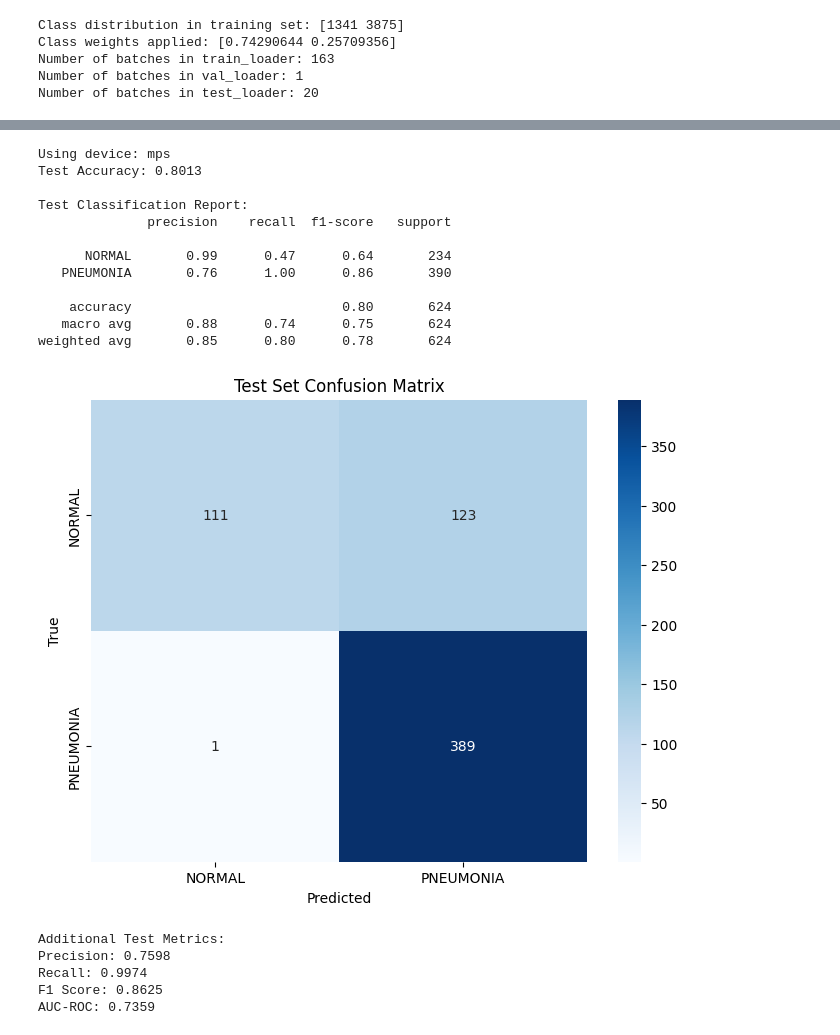
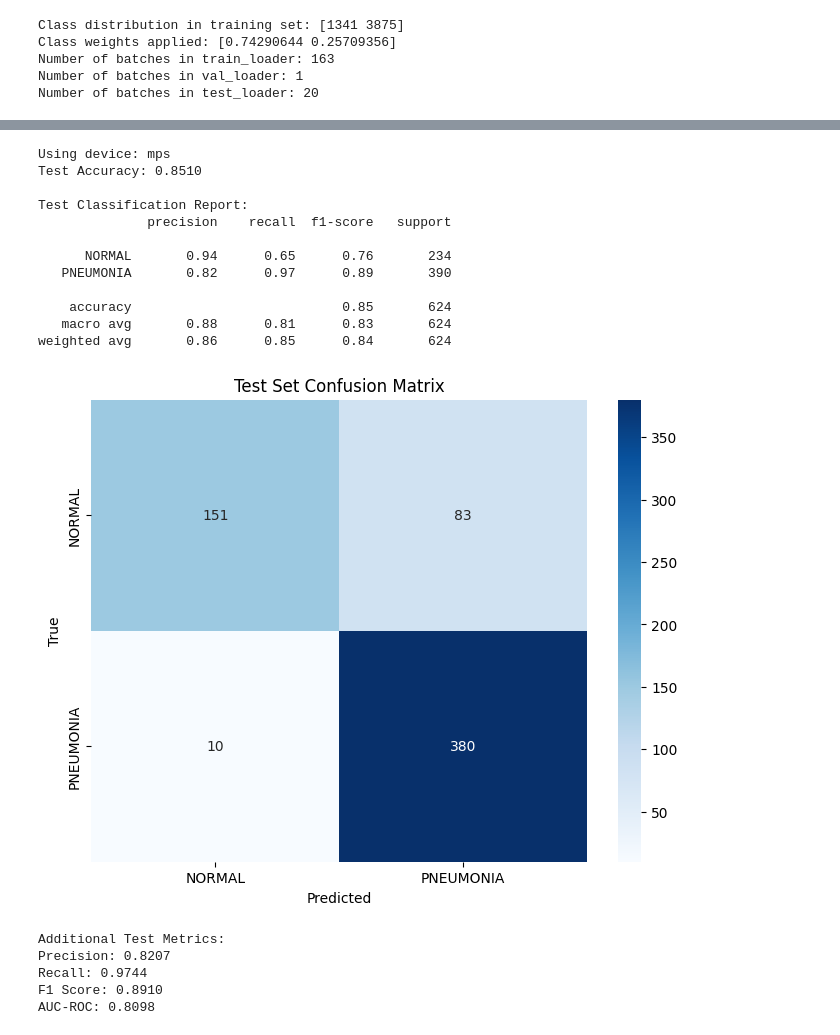
Before and after one commit to ArthGV/ml4h_2, a Jupyter notebook: task_2/Q2.ipynb, the cells around one changed output, grey strips where cells are left out. Saved outputs shown, nothing was run; the diff lists cells and outputs as text; code cells hidden in the pictures.

```diff
--- a/task_2/Q2.ipynb
+++ b/task_2/Q2.ipynb
@@ -688,8 +828,7 @@ with torch.no_grad():
     for inputs, labels in test_loader_no_mp:
         inputs, labels = inputs.to(device), labels.to(device)
         outputs = model(inputs)
-        predicted = torch.sigmoid(outputs) > 0.5
-
+        predicted = torch.sigmoid(outputs) > 0.97
         test_preds.extend(predicted.cpu().numpy())
         test_labels.extend(labels.cpu().numpy())
 
@@ -699,42 +838,42 @@ print(f"Test Accuracy: {test_accuracy:.4f}")
 print("\nTest Classification Report:")
 print(classification_report(test_labels, test_preds, target_names=['NORMAL', 'PNEUMONIA']))
 
 # Plot confusion matrix for test set
 test_cm = confusion_matrix(test_labels, test_preds)
 plt.figure(figsize=(8, 6))
 sns.heatmap(test_cm, annot=True, fmt='d', cmap='Blues', xticklabels=['NORMAL', 'PNEUMONIA'], yticklabels=['NORMAL', 'PNEUMONIA'])
 plt.xlabel('Predicted')
 plt.ylabel('True')
 plt.title('Test Set Confusion Matrix')
 plt.show()
 
 # Calculate and print additional metrics
 test_precision = precision_score(test_labels, test_preds)
 test_recall = recall_score(test_labels, test_preds)
 test_f1 = f1_score(test_labels, test_preds)
 test_auc = roc_auc_score(test_labels, test_preds)
 
 print(f"\nAdditional Test Metrics:")
 print(f"Precision: {test_precision:.4f}")
 print(f"Recall: {test_recall:.4f}")
 print(f"F1 Score: {test_f1:.4f}")
 print(f"AUC-ROC: {test_auc:.4f}")
 # %% [output]
 Using device: mps
-Test Accuracy: 0.8013
+Test Accuracy: 0.8510
 
 Test Classification Report:
               precision    recall  f1-score   support
 
-      NORMAL       0.99      0.47      0.64       234
-   PNEUMONIA       0.76      1.00      0.86       390
+      NORMAL       0.94      0.65      0.76       234
+   PNEUMONIA       0.82      0.97      0.89       390
 
-    accuracy                           0.80       624
-   macro avg       0.88      0.74      0.75       624
-weighted avg       0.85      0.80      0.78       624
+    accuracy                           0.85       624
+   macro avg       0.88      0.81      0.83       624
+weighted avg       0.86      0.85      0.84       624
-[figure, old version]
+[figure, new version]
 Additional Test Metrics:
-Precision: 0.7598
-Recall: 0.9974
-F1 Score: 0.8625
-AUC-ROC: 0.7359
+Precision: 0.8207
+Recall: 0.9744
+F1 Score: 0.8910
+AUC-ROC: 0.8098
```
Also changed, not shown: parts of 3 cells of this notebook.
